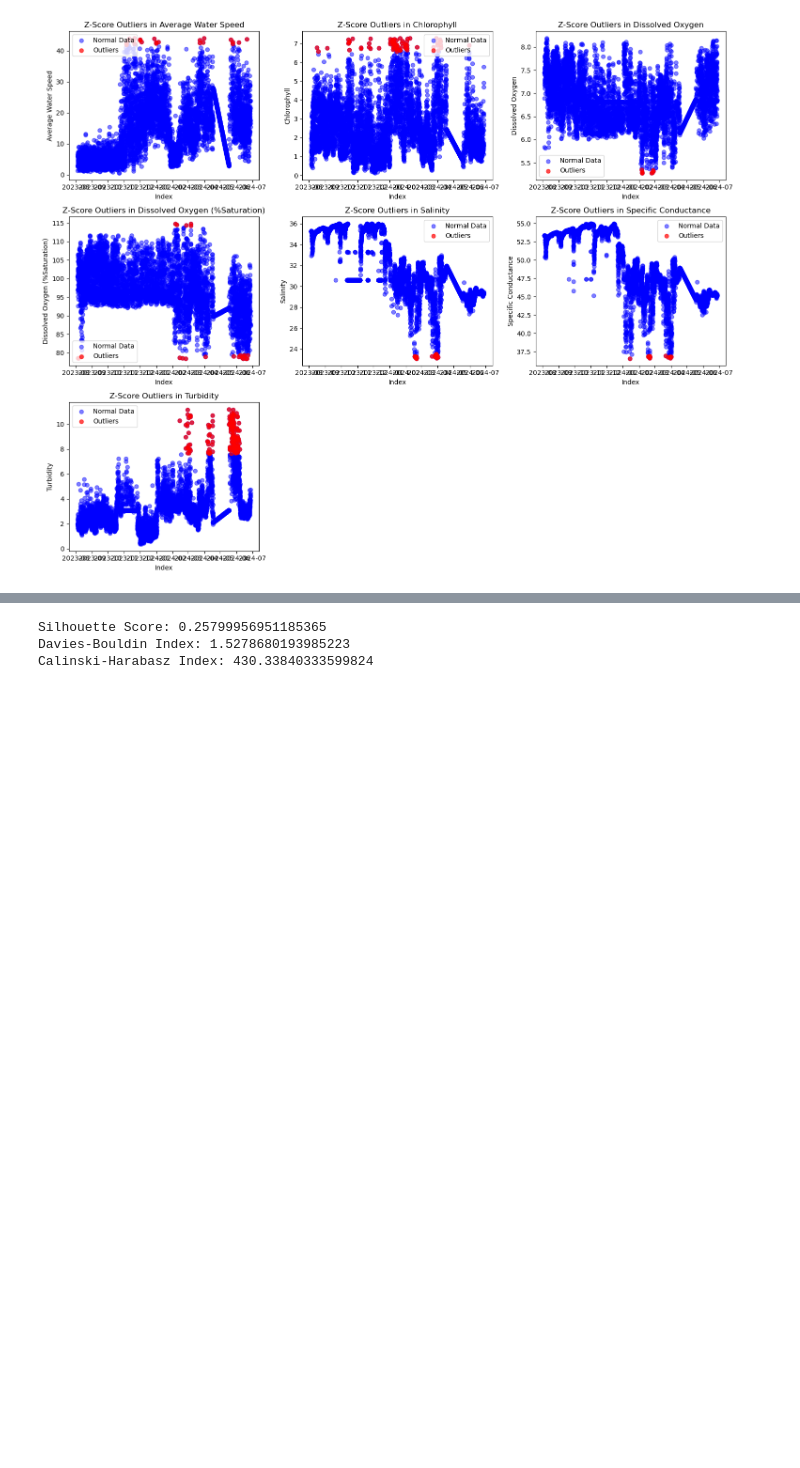
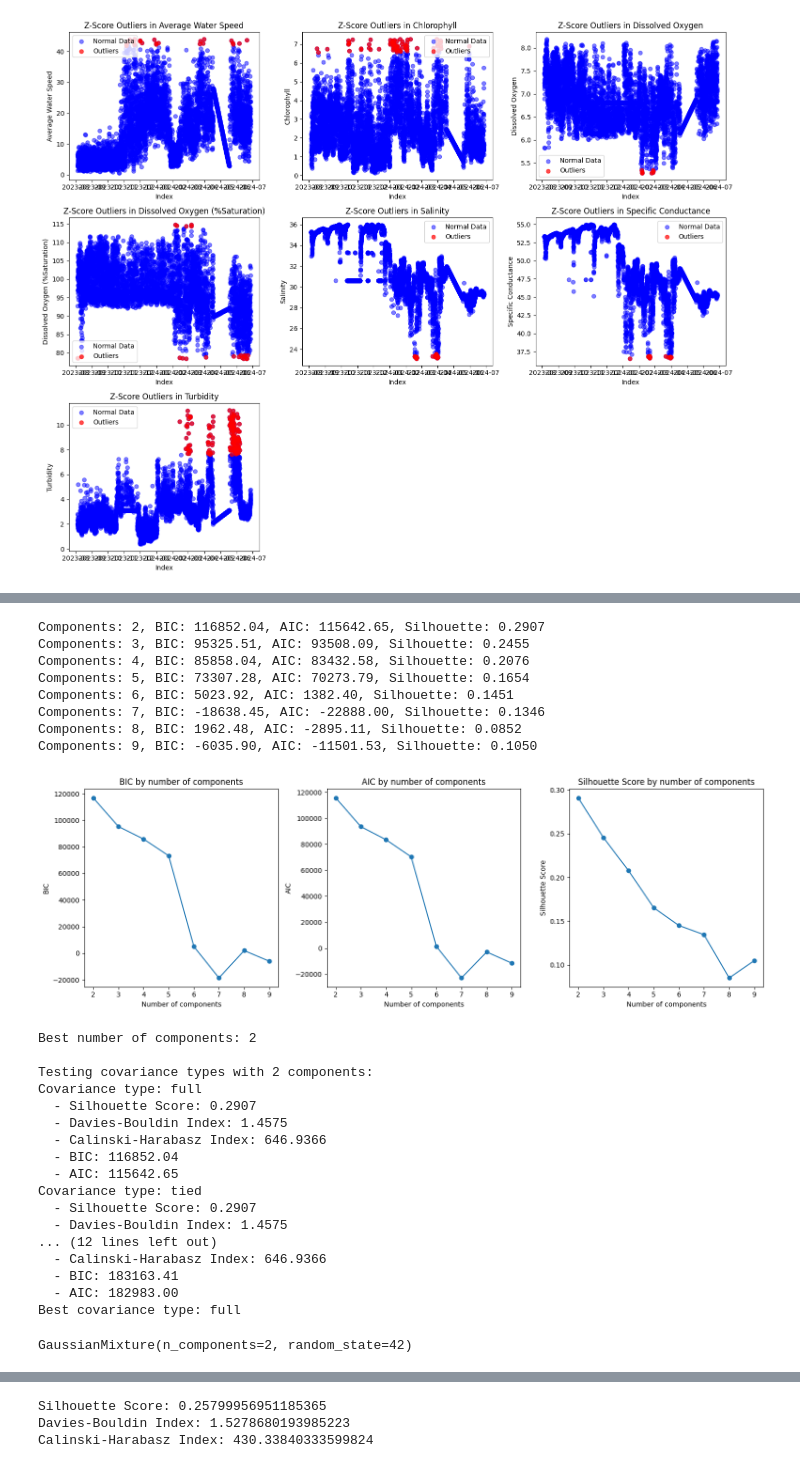
Before and after one commit to lapsapthong-16/cluster-water, a Jupyter notebook: water.ipynb, the cells around one changed output, grey strips where cells are left out. Saved outputs shown, nothing was run; the diff lists cells and outputs as text; code cells hidden in the pictures; blank space fills up the shorter version.

Commit message:
Add GMM tuning and visualization modules, including example usage in a notebook

```diff
--- a/water.ipynb
+++ b/water.ipynb
@@ -363,0 +362,48 @@ Calinski-Harabasz Index: 457.5230677852675
+# %%
+from gmm_tuning import tune_gmm_components, tune_gmm_covariance
+
+X_test_scaled = scaler.transform(X_test)
+
+# Find the optimal number of components
+best_n_components = tune_gmm_components(X_train_scaled, X_test_scaled)
+print(f"Best number of components: {best_n_components}")
+
+# Find the optimal covariance type
+best_cov_type = tune_gmm_covariance(X_train_scaled, X_test_scaled, best_n_components)
+print(f"Best covariance type: {best_cov_type}")
+
+# Create an optimized GMM with the best parameters
+optimized_gmm = GaussianMixture(
+    n_components=best_n_components,
+    covariance_type=best_cov_type,
+    random_state=42
+)
+optimized_gmm.fit(X_train_scaled)
+# %% [output]
+Components: 2, BIC: 116852.04, AIC: 115642.65, Silhouette: 0.2907
+Components: 3, BIC: 95325.51, AIC: 93508.09, Silhouette: 0.2455
+Components: 4, BIC: 85858.04, AIC: 83432.58, Silhouette: 0.2076
+Components: 5, BIC: 73307.28, AIC: 70273.79, Silhouette: 0.1654
+Components: 6, BIC: 5023.92, AIC: 1382.40, Silhouette: 0.1451
+Components: 7, BIC: -18638.45, AIC: -22888.00, Silhouette: 0.1346
+Components: 8, BIC: 1962.48, AIC: -2895.11, Silhouette: 0.0852
+Components: 9, BIC: -6035.90, AIC: -11501.53, Silhouette: 0.1050
+[figure, added]
+Best number of components: 2
+
+Testing covariance types with 2 components:
+Covariance type: full
+  - Silhouette Score: 0.2907
+  - Davies-Bouldin Index: 1.4575
+  - Calinski-Harabasz Index: 646.9366
+  - BIC: 116852.04
+  - AIC: 115642.65
+Covariance type: tied
+  - Silhouette Score: 0.2907
+  - Davies-Bouldin Index: 1.4575
+... (12 lines left out)
+  - Calinski-Harabasz Index: 646.9366
+  - BIC: 183163.41
+  - AIC: 182983.00
+Best covariance type: full
+GaussianMixture(n_components=2, random_state=42)
```
Also changed, not shown: parts of 9 cells of this notebook, 4 other files.
